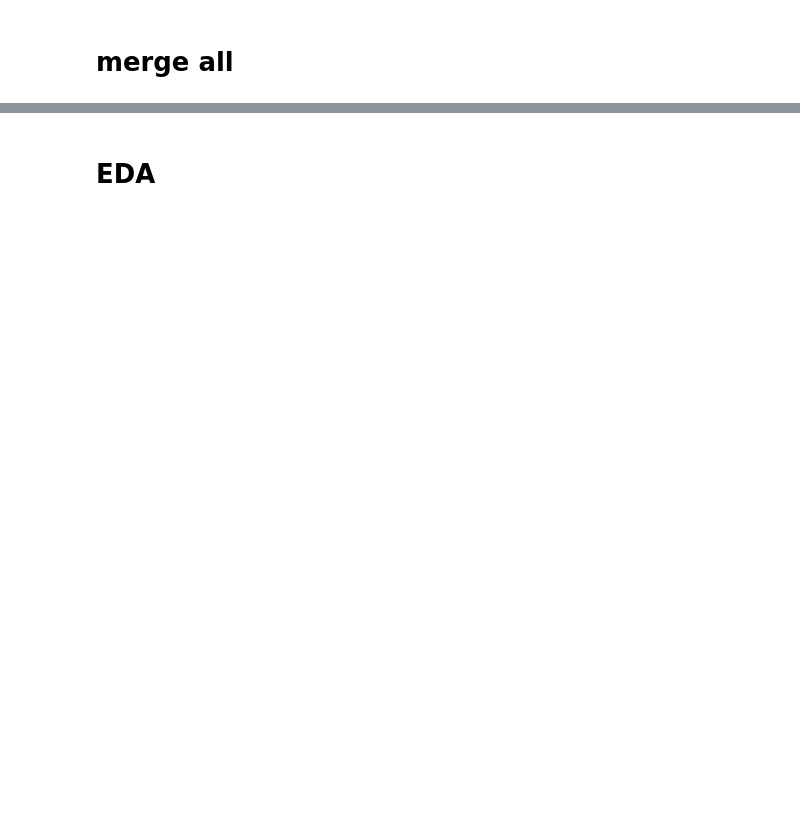
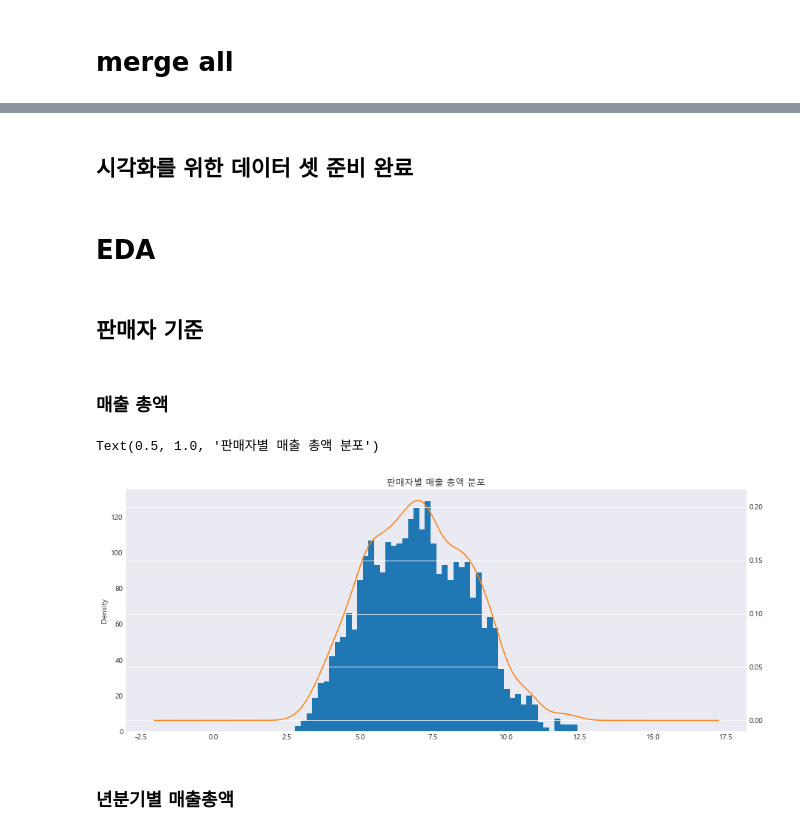
Before and after one commit to changyong93/project_Brazilian-E-Commerce-Public-Dataset-by-Olist, a Jupyter notebook: Untitled2.ipynb, the cells around one changed output, grey strips where cells are left out. Cells and saved outputs as stored; diff of their text form; code cells hidden in the pictures; blank space fills up the shorter version.

```diff
--- a/Untitled2.ipynb
+++ b/Untitled2.ipynb
@@ -94,0 +358,2 @@ df = temp5.copy()
+# %%
+df_temp = df_temp[df.order_delivered_customer_date.notnull()==True]
@@ -95,2 +416,21 @@ df = temp5.copy()
+# %% [markdown]
+## 시각화를 위한 데이터 셋 준비 완료
+# %%
+df_graph = df_temp.copy()
 # %% [markdown]
 # EDA
+# %% [markdown]
+## 판매자 기준
+# %% [markdown]
+### 매출 총액
+# %%
+seller_sales_sum_mean = df_graph.groupby("seller_id").payment_value_cal.agg(["sum"])
+fig,ax = plt.subplots(1,1,figsize = (15,6))
+seller_sales_sum_mean["sum"].apply(np.log1p).plot.hist(bins = 50,ax=ax)
+g = seller_sales_sum_mean["sum"].apply(np.log1p).plot.kde(secondary_y = True)
+g.set_title("판매자별 매출 총액 분포")
+# %% [output]
+Text(0.5, 1.0, '판매자별 매출 총액 분포')
+[figure, added]
+# %% [markdown]
+### 년분기별 매출총액
```
Also changed, not shown: parts of 68 cells of this notebook.
